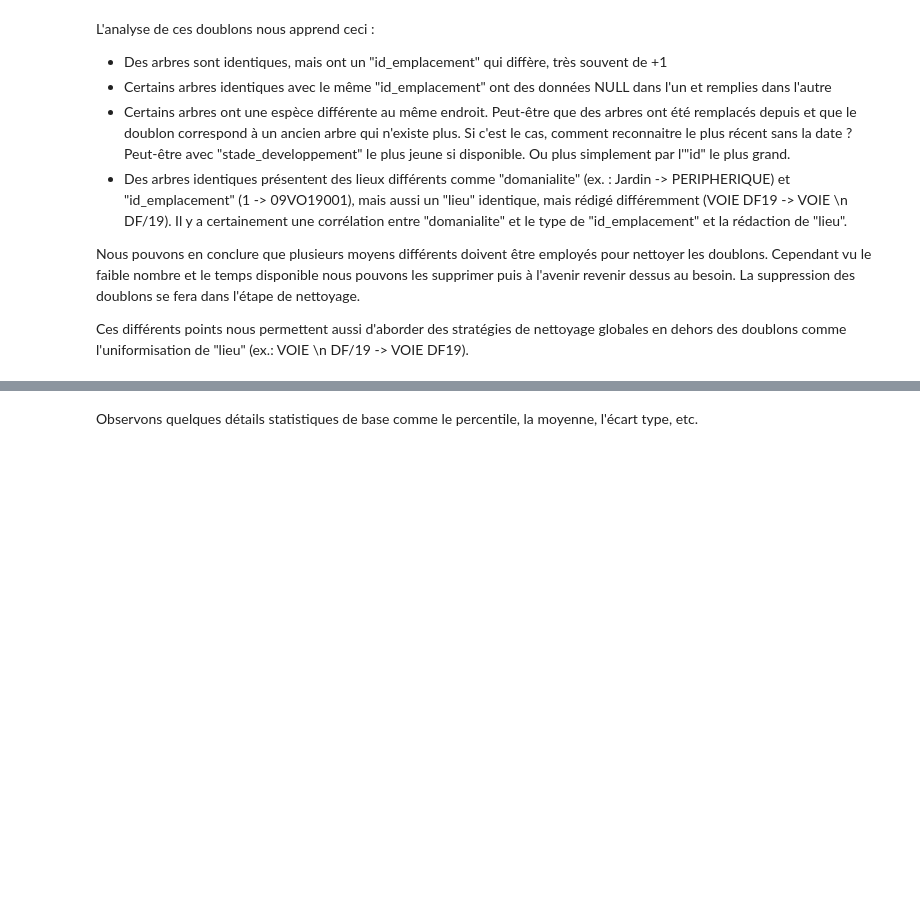
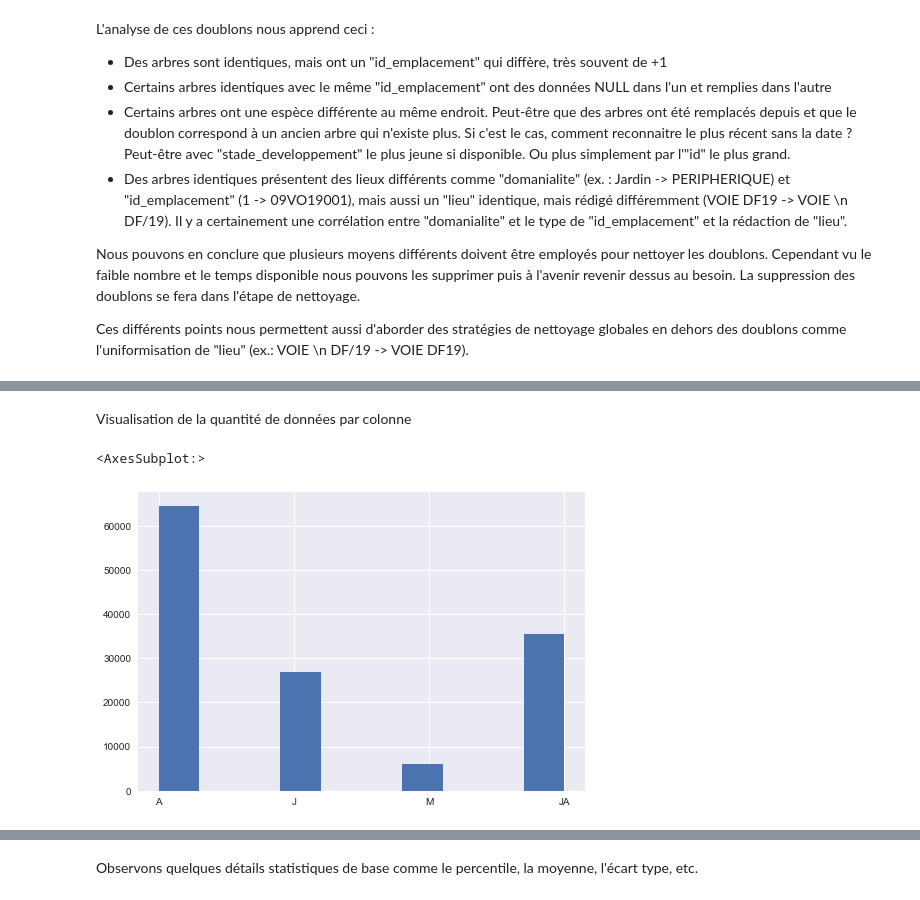
Before and after one commit to Abdess/vegetalisons_paris, a Jupyter notebook: P2_01_notebook.ipynb, the cells around one changed output, grey strips where cells are left out. Drawn from its saved outputs; the diff is of its cells as text; code cells hidden in the pictures; blank space fills up the shorter version.

```diff
--- a/P2_01_notebook.ipynb
+++ b/P2_01_notebook.ipynb
@@ -240,0 +260,7 @@ Ces différents points nous permettent aussi d'aborder des stratégies de nettoy
+# %% [markdown]
+Visualisation de la quantité de données par colonne
+# %%
+df.stade_developpement.hist()
+# %% [output]
+<AxesSubplot:>
+[figure, added]
```
Also changed, not shown: parts of 30 cells of this notebook, 1 other file.
